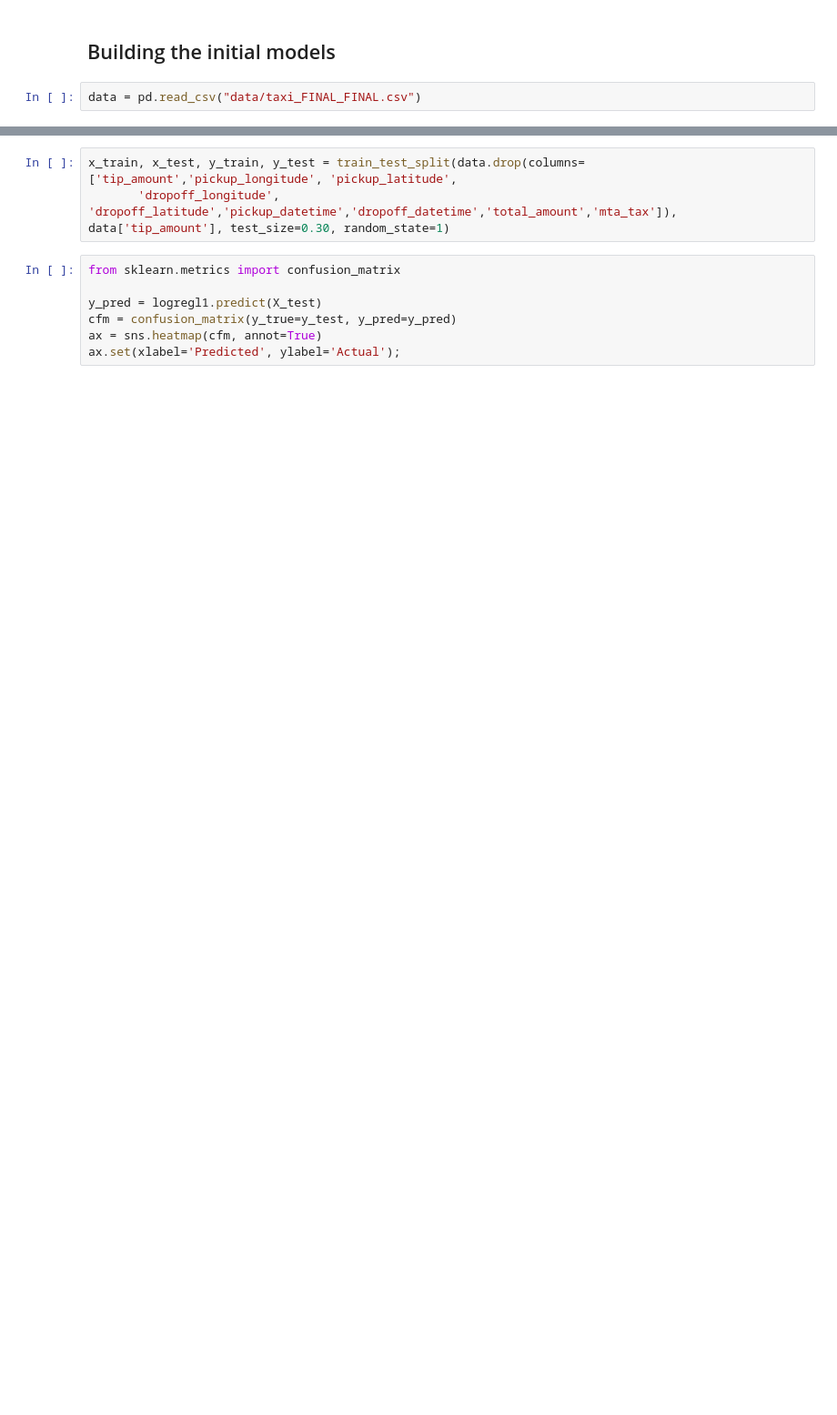
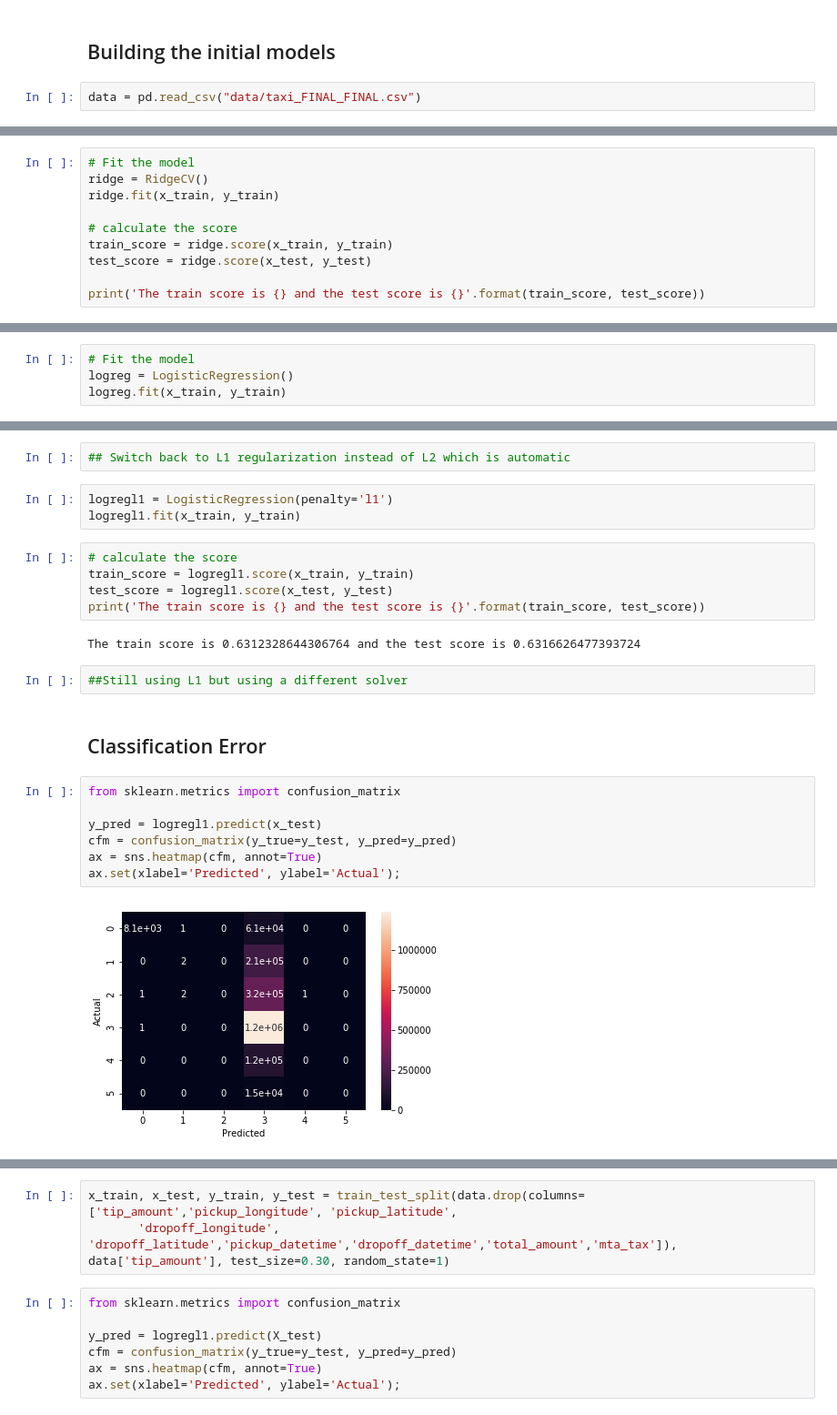
Before and after one commit to MIE368-Team-8/Data-Cleaning, a Jupyter notebook: MODELINGUsingTipBinned.ipynb, the cells around one changed output, grey strips where cells are left out. Shown at 91% size. Saved outputs shown, nothing was run; the diff lists cells and outputs as text; blank space fills up the shorter version.

```diff
--- a/MODELINGUsingTipBinned.ipynb
+++ b/MODELINGUsingTipBinned.ipynb
@@ -193,0 +185,10 @@ all_models['lasso'] = (train_score, test_score, lasso, 'runs on x_train')
+# %%
+# Fit the model
+ridge = RidgeCV()
+ridge.fit(x_train, y_train)
+
+# calculate the score
+train_score = ridge.score(x_train, y_train)
+test_score = ridge.score(x_test, y_test)
+
+print('The train score is {} and the test score is {}'.format(train_score, test_score))
@@ -193,0 +199,4 @@ all_models['lasso'] = (train_score, test_score, lasso, 'runs on x_train')
+# %%
+# Fit the model
+logreg = LogisticRegression()
+logreg.fit(x_train, y_train)
@@ -193,0 +215,25 @@ all_models['lasso'] = (train_score, test_score, lasso, 'runs on x_train')
+# %%
+## Switch back to L1 regularization instead of L2 which is automatic
+# %%
+logregl1 = LogisticRegression(penalty='l1')
+logregl1.fit(x_train, y_train)
+# %%
+# calculate the score
+train_score = logregl1.score(x_train, y_train)
+test_score = logregl1.score(x_test, y_test)
+print('The train score is {} and the test score is {}'.format(train_score, test_score))
+# %% [output]
+The train score is 0.6312328644306764 and the test score is 0.6316626477393724
+# %%
+##Still using L1 but using a different solver
+# %% [markdown]
+## Classification Error
+# %%
+from sklearn.metrics import confusion_matrix
+
+y_pred = logregl1.predict(x_test)
+cfm = confusion_matrix(y_true=y_test, y_pred=y_pred)
+ax = sns.heatmap(cfm, annot=True)
+ax.set(xlabel='Predicted', ylabel='Actual');
+# %% [output]
+[figure, added]
```
Also changed, not shown: parts of 51 cells of this notebook, 1 other file.
